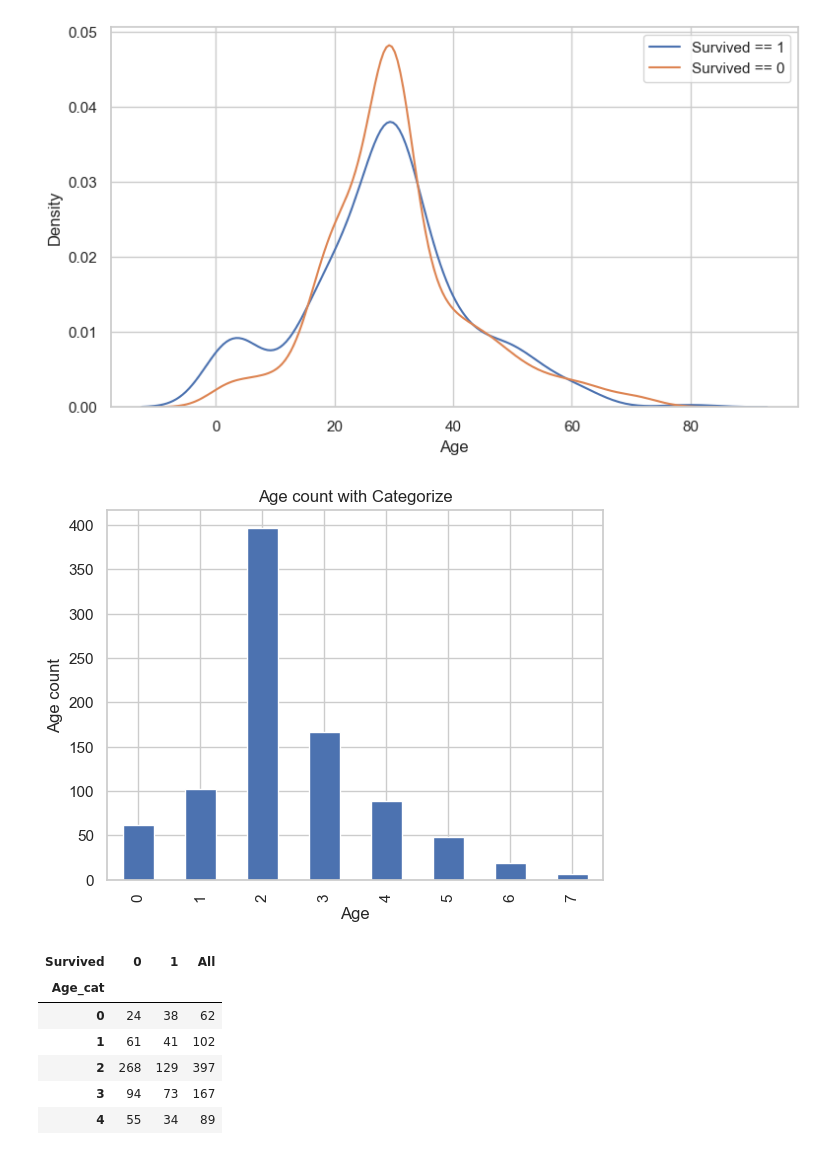
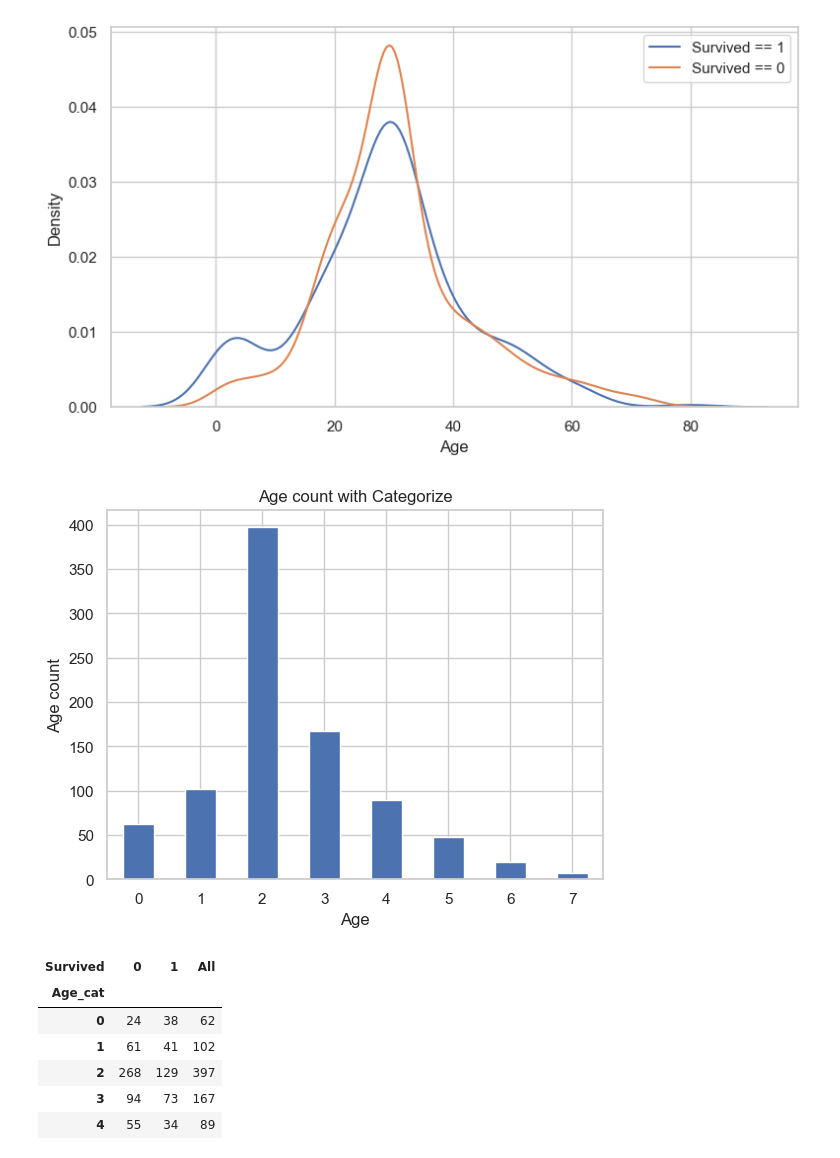
Before and after one commit to taelyne/titanic, a Jupyter notebook: titanic_4.ipynb, the cells around one changed output. Cells and saved outputs as stored; diff of their text form; code cells hidden in the pictures.

```diff
--- a/titanic_4.ipynb
+++ b/titanic_4.ipynb
@@ -110,15 +110,16 @@ df_train['Age_cat'] = df_train['Age'].apply(category_age)
 # %%
 # 카테고리화 이후
 # 연령(카테고리화됨) 분포 - 시각화
 df_train.groupby(['Age_cat'])['PassengerId'].count().plot.bar()
 
 plt.title('Age count with Categorize')
 plt.ylabel('Age count')
 plt.xlabel('Age')
+plt.xticks(rotation=0)
 
 plt.show()
 # %% [output]
-[figure, old version]
+[figure, new version]
 # %%
 # 크로스 테이블로 상관관계 확인
 
```
